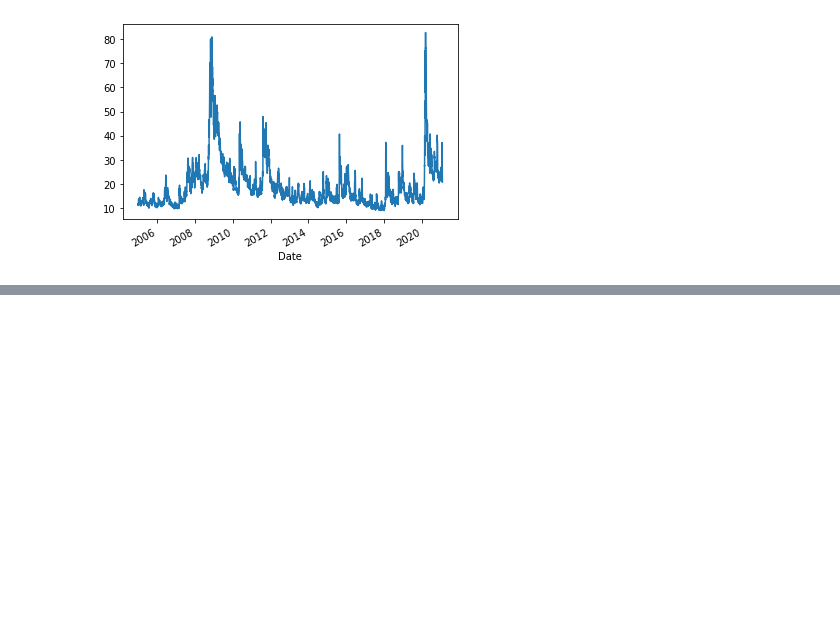
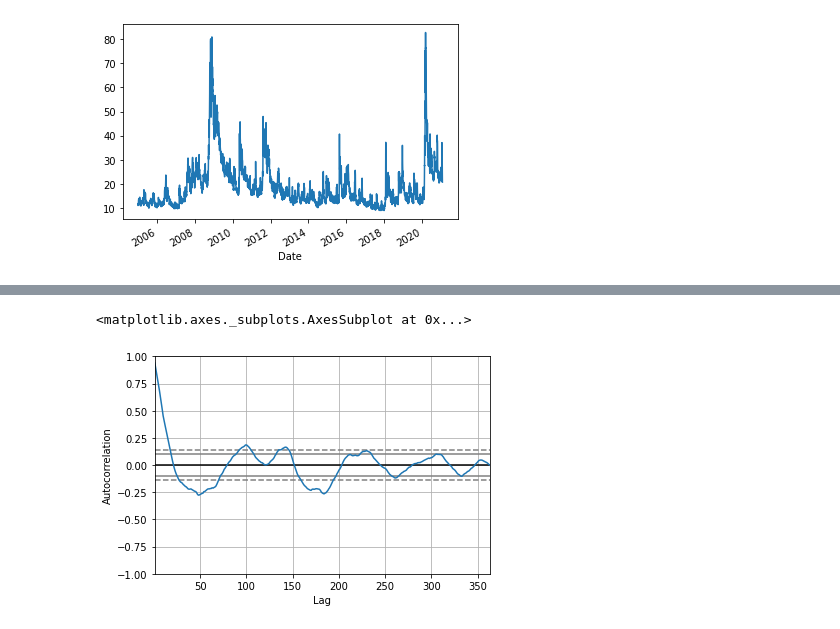
Before and after one commit to shambhavi-suri/MNIST_TDA, a Jupyter notebook: Time series/Financial_Time_Series.ipynb, the cells around one changed output, grey strips where cells are left out. Cells and saved outputs as stored; diff of their text form; code cells hidden in the pictures; blank space fills up the shorter version.

```diff
--- a/Time series/Financial_Time_Series.ipynb
+++ b/Time series/Financial_Time_Series.ipynb
@@ -728,0 +749,5 @@ plt.plot(x_values, y_values)
+# %%
+pd.plotting.autocorrelation_plot(co2)
+# %% [output]
+<matplotlib.axes._subplots.AxesSubplot at 0x...>
+[figure, added]
```
Also changed, not shown: parts of 8 cells of this notebook.
